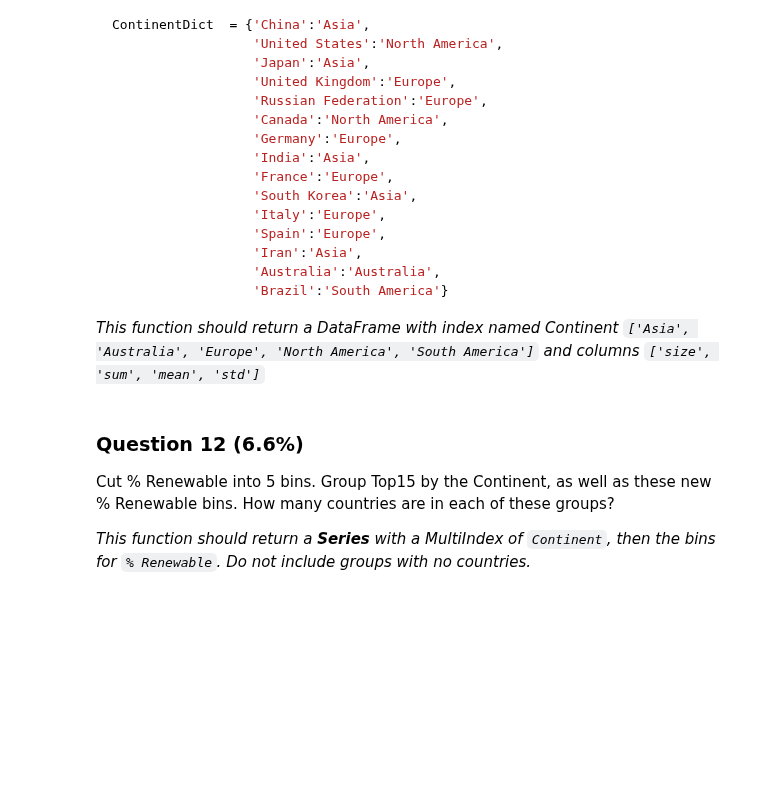
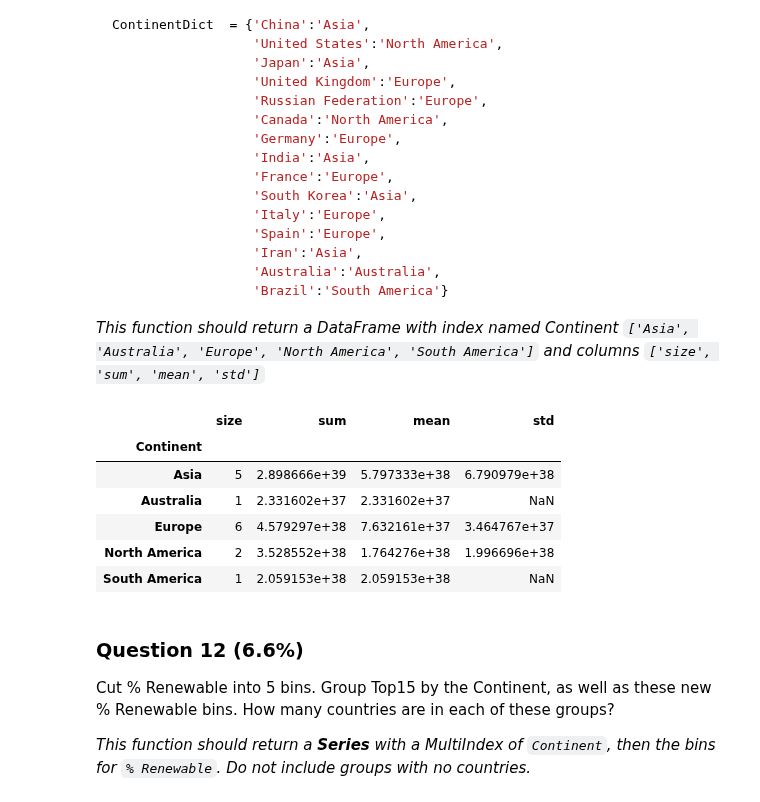
Before and after one commit to MasatoraAtarashi/Kaggle, a Jupyter notebook: course/Assignment+3.ipynb, the cells around one changed output. Cells and saved outputs as stored; diff of their text form; code cells hidden in the pictures; blank space fills up the shorter version.

```diff
--- a/course/Assignment+3.ipynb
+++ b/course/Assignment+3.ipynb
@@ -179,0 +158,9 @@ b
+# %%
+def answer_one():
+    a = pd.merge(ScimEn, energy,  how='inner', left_on='Country', right_on='Country')
+    b = pd.merge(a, GDP,  how='inner', left_on='Country', right_on='Country')
+    b = b.set_index('Country')
+    b = b.sort_values('Rank', ascending=True)
+    b = b[0:15]
+    return b
+b
@@ -348,32 +354,41 @@ ContinentDict  = {'China':'Asia',
 # %%
 def answer_eleven():
     Top15 = answer_one()
     ContinentDict  = {'China':'Asia',
                   'United States':'North America',
                   'Japan':'Asia',
                   'United Kingdom':'Europe',
                   'Russian Federation':'Europe',
                   'Canada':'North America',
                   'Germany':'Europe',
                   'India':'Asia',
                   'France':'Europe',
                   'South Korea':'Asia',
                   'Italy':'Europe',
                   'Spain':'Europe',
                   'Iran':'Asia',
                   'Australia':'Australia',
                   'Brazil':'South America'}
     Top15["Population"] = Top15["Energy Supply"] / Top15["Energy Supply per Capita"]
     copy = Top15.copy()
     copy.rename(index=ContinentDict,inplace=True)
     copy = copy.reset_index()
     copy
     functions = ['size', 'sum', 'mean', 'std']
     result = copy.groupby('Country')["Population"].agg(functions)
     result = result.reset_index()
     result = result.rename(columns={"Country": "Continent"})
     result = result.set_index("Continent")
     return result
+answer_eleven()
+# %% [output]
+|  | size | sum | mean | std |
+| Continent |  |  |  |  |
+| Asia | 5 | 2.898666e+39 | 5.797333e+38 | 6.790979e+38 |
+| Australia | 1 | 2.331602e+37 | 2.331602e+37 | NaN |
+| Europe | 6 | 4.579297e+38 | 7.632161e+37 | 3.464767e+37 |
+| North America | 2 | 3.528552e+38 | 1.764276e+38 | 1.996696e+38 |
+| South America | 1 | 2.059153e+38 | 2.059153e+38 | NaN |
 # %% [markdown]
 ### Question 12 (6.6%)
 Cut % Renewable into 5 bins. Group Top15 by the Continent, as well as these new % Renewable bins. How many countries are in each of these groups?
```
Also changed, not shown: parts of 7 cells of this notebook, 1 other file.
